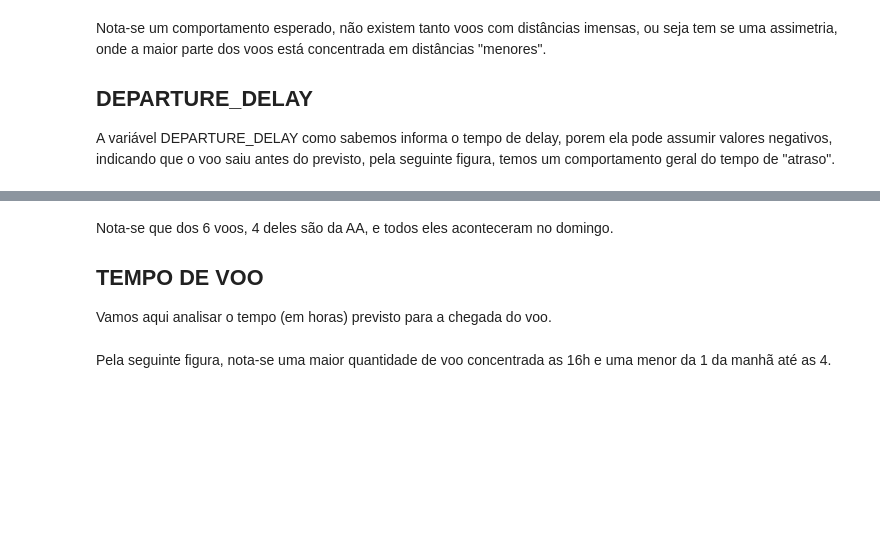
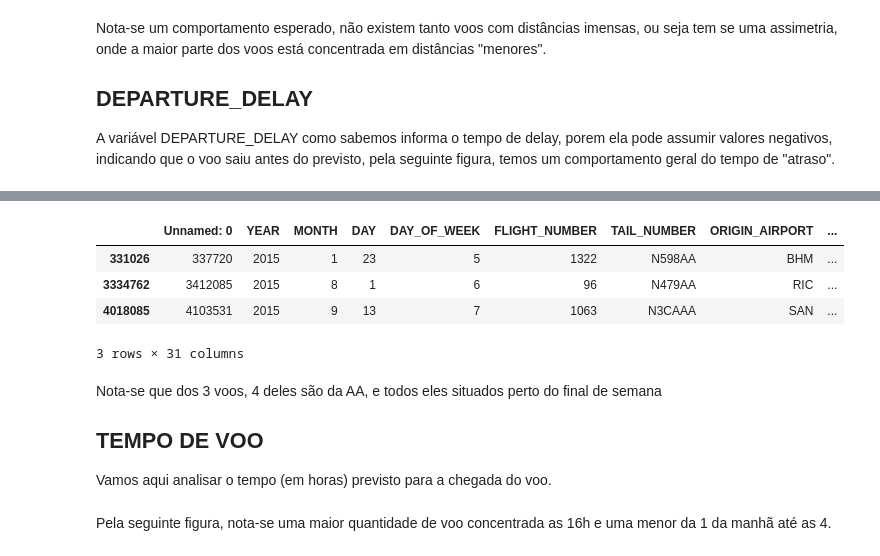
Before and after one commit to AlissonRP/flights_delay, a Jupyter notebook: index.ipynb, the cells around one changed output, grey strips where cells are left out. Cells and saved outputs as stored; diff of their text form; code cells hidden in the pictures; blank space fills up the shorter version.

```diff
--- a/index.ipynb
+++ b/index.ipynb
@@ -150,7 +177,15 @@ Nota-se portanto inúmeros valores classificados como outliers, e sendo todos el
 # %%
 delay_filter = df[df["DEPARTURE_DELAY"] >  1658]
+delay_filter.drop(['AIRLINE', 'DESTINATION_AIRPORT'], axis=1)
+# %% [output]
+|  | Unnamed: 0 | YEAR | MONTH | DAY | DAY_OF_WEEK | FLIGHT_NUMBER | TAIL_NUMBER | ORIGIN_AIRPORT | ... |
+| 331026 | 337720 | 2015 | 1 | 23 | 5 | 1322 | N598AA | BHM | ... |
+| 3334762 | 3412085 | 2015 | 8 | 1 | 6 | 96 | N479AA | RIC | ... |
+| 4018085 | 4103531 | 2015 | 9 | 13 | 7 | 1063 | N3CAAA | SAN | ... |
+3 rows × 31 columns
 # %% [markdown]
-Nota-se que dos 6 voos, 4 deles são da AA, e todos eles aconteceram no domingo.
+Nota-se que dos 3 voos, 4 deles são da AA, e todos eles situados perto do final de semana
+
 
 ## TEMPO DE VOO
 Vamos aqui analisar o tempo (em horas) previsto para a chegada do voo.
```
Also changed, not shown: parts of 36 cells of this notebook.
